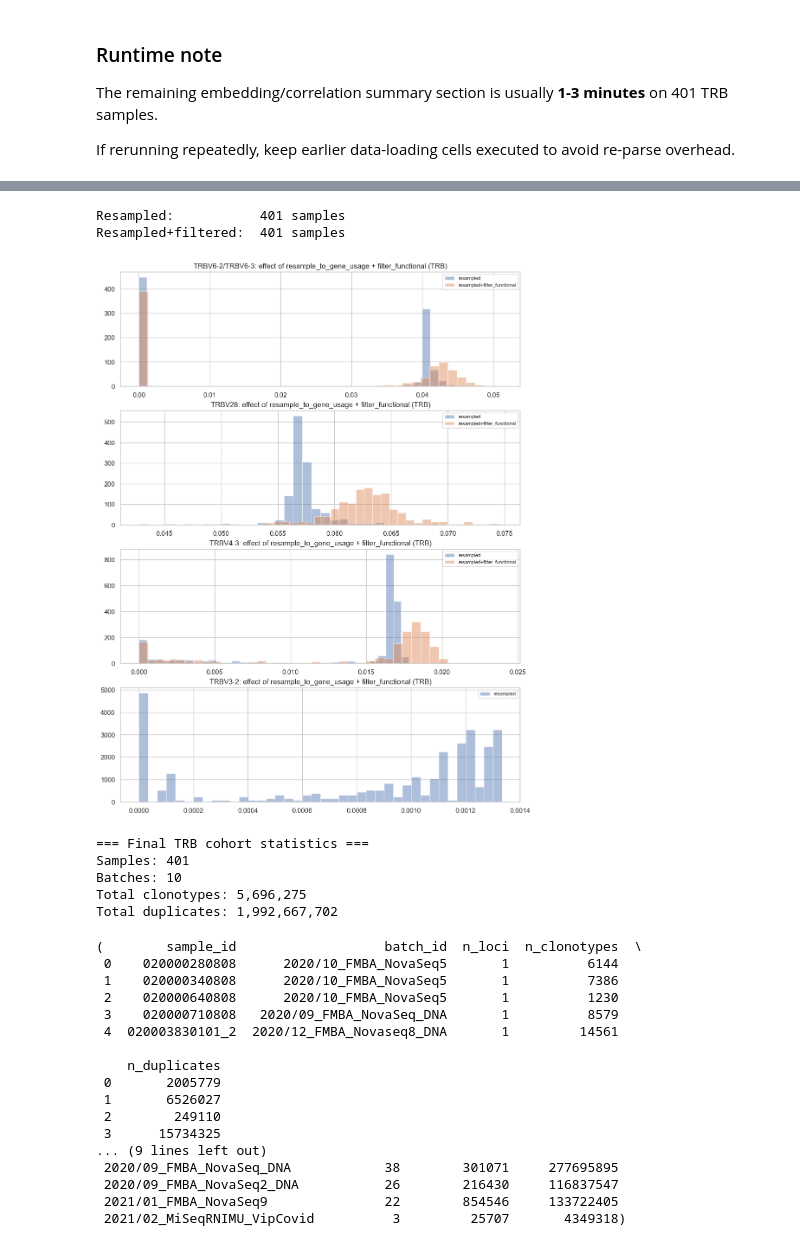
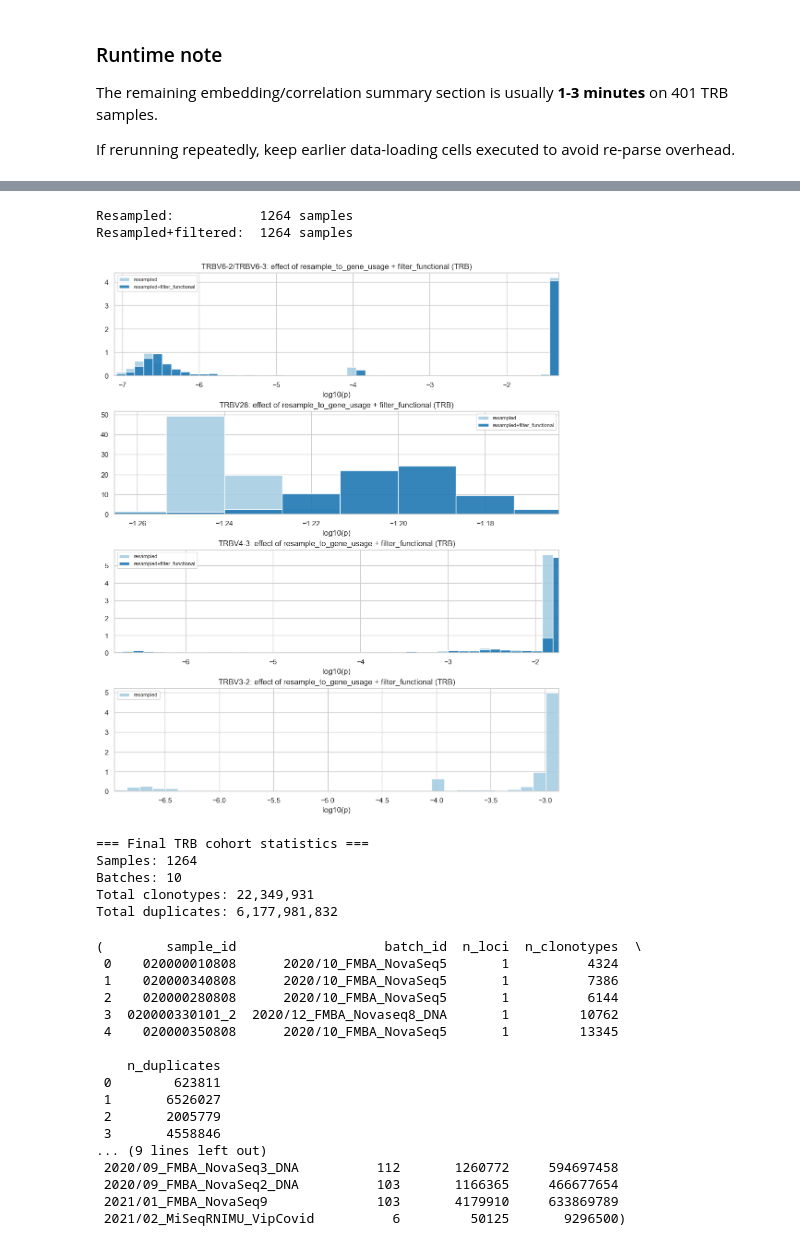
Before and after one commit to antigenomics/mirpy, a Jupyter notebook: notebooks/gene_usage_correction.ipynb, the cells around one changed output, grey strips where cells are left out. Cells and saved outputs as stored; diff of their text form; code cells hidden in the pictures.

```diff
--- a/notebooks/gene_usage_correction.ipynb
+++ b/notebooks/gene_usage_correction.ipynb
@@ -245,18 +337,18 @@ def _gene_to_str(g):
     return str(g)
 
 
-HIST_BIN_WIDTH = 0.005
-HEATMAP_CMAP = 'RdBu_r'
-HEATMAP_STANDARD_SCALE = 1
+HIST_BIN_WIDTH = 0.12
+HEATMAP_CMAP = 'YlGnBu'
+LOG_P_EPS = 1e-8
 
 
-def _uniform_bins(values: list[pd.Series], width: float = HIST_BIN_WIDTH, min_bins: int = 20):
+def _uniform_bins(values: list[pd.Series], width: float = HIST_BIN_WIDTH, min_bins: int = 18):
     arr = pd.concat(values, ignore_index=True) if values else pd.Series(dtype=float)
     arr = pd.to_numeric(arr, errors='coerce').replace([np.inf, -np.inf], np.nan).dropna()
     if arr.empty:
-        return np.linspace(0.0, 1.0, min_bins + 1)
-    lo = float(arr.min())
-    hi = float(arr.max())
+        return np.linspace(-6.0, 0.0, min_bins + 1)
+    lo = float(np.quantile(arr, 0.01))
+    hi = float(np.quantile(arr, 0.99))
     if hi <= lo:
         lo -= width
         hi += width
@@ -264,6 +356,19 @@ def _uniform_bins(values: list[pd.Series], width: float = HIST_BIN_WIDTH, min_bi
     stop = np.ceil(hi / width) * width
     n = max(min_bins, int(np.ceil((stop - start) / width)))
     return np.linspace(start, stop, n + 1)
+
+
+def _log_series(s: pd.Series, eps: float = LOG_P_EPS) -> pd.Series:
+    x = pd.to_numeric(s, errors='coerce').replace([np.inf, -np.inf], np.nan)
+    x = x.fillna(0.0).clip(lower=0.0)
+    return pd.Series(np.log10(np.maximum(x.to_numpy(dtype=float), eps)), index=s.index)
+
+
+def _zscore_columns(mat: pd.DataFrame) -> pd.DataFrame:
+    mu = mat.mean(axis=0)
+    sigma = mat.std(axis=0).replace(0, np.nan)
+    z = (mat - mu) / sigma
+    return z.replace([np.inf, -np.inf], np.nan).fillna(0.0)
 
 
 def _build_sample_matrix(df: pd.DataFrame, value_col: str, locus: str = 'TRB') -> pd.DataFrame:
@@ -535,6 +678,6 @@ plt.show()
 # %%
 # --- Resampling to pooled VJ target + functional filtering ---
-# Approx runtime: 20-60s for ~400 TRB samples depending on clone counts.
+# Approx runtime: 20-60s for ~1200 TRB samples depending on clone counts.
 target_scale = 10_000
 target_vj_usage = {
     row['gene']: max(1, int(round(float(row['pavg']) * target_scale)))
@@ -584,72 +727,79 @@ genes_to_show = [g for g in HIGHLIGHT_GENES if g in set(dist_comp['gene_plot'])]
 if not genes_to_show:
     genes_to_show = sorted(dist_comp['gene_plot'].unique())[:4]
 
+palette_final = {'resampled': sns.color_palette('Paired', 2)[0], 'resampled+filter_functional': sns.color_palette('Paired', 2)[1]}
+
 n_g = len(genes_to_show)
-fig, axes = plt.subplots(n_g, 1, figsize=(10, 3.2 * n_g), constrained_layout=True)
+fig, axes = plt.subplots(n_g, 1, figsize=(10, 3.0 * n_g), constrained_layout=True)
 if n_g == 1:
     axes = [axes]
 
 for ax, g in zip(axes, genes_to_show):
     d = dist_comp[dist_comp['gene_plot'] == g].copy()
-    bins = _uniform_bins([d['p']], width=HIST_BIN_WIDTH)
+    d['log10_p'] = _log_series(d['p'])
+    bins = _uniform_bins([d['log10_p']], width=HIST_BIN_WIDTH)
+    x_lo = float(np.quantile(d['log10_p'], 0.01))
+    x_hi = float(np.quantile(d['log10_p'], 0.99))
     for ds_name, grp in d.groupby('dataset', sort=False):
-        vals = pd.to_numeric(grp['p'], errors='coerce').replace([np.inf, -np.inf], np.nan).dropna()
+        vals = pd.to_numeric(grp['log10_p'], errors='coerce').replace([np.inf, -np.inf], np.nan).dropna()
         if len(vals) > 0:
-            ax.hist(vals, bins=bins, density=True, alpha=0.45, label=str(ds_name))
+            ax.hist(vals, bins=bins, density=True, alpha=0.9, label=str(ds_name), color=palette_final.get(str(ds_name), '#4C72B0'))
     ax.set_title(f'{g}: effect of resample_to_gene_usage + filter_functional (TRB)')
+    ax.set_xlabel('log10(p)')
+    ax.set_xlim(x_lo, x_hi)
     ax.legend(fontsize=8)
 
 plt.show()
 
 # --- Final cohort statistics ---
 sample_rows = []
 for sid, srep in dataset.samples.items():
     n_clones = srep.clonotype_count
     n_dups = srep.duplicate_count
     sample_rows.append({
         'sample_id': sid,
         'batch_id':  str(dataset.metadata[sid].get('batch_id', 'NA')),
         'n_loci':    len(srep.loci),
         'n_clonotypes': n_clones,
         'n_duplicates': n_dups,
     })
 
 stats_df = pd.DataFrame(sample_rows)
 batch_stats = stats_df.groupby('batch_id').agg(
     n_samples=('sample_id', 'nunique'),
     n_clonotypes=('n_clonotypes', 'sum'),
     n_duplicates=('n_duplicates', 'sum'),
 ).sort_values('n_samples', ascending=False)
 
 print('\n=== Final TRB cohort statistics ===')
 print(f'Samples: {stats_df["sample_id"].nunique()}')
 print(f'Batches: {stats_df["batch_id"].nunique()}')
 print(f'Total clonotypes: {stats_df["n_clonotypes"].sum():,}')
 print(f'Total duplicates: {stats_df["n_duplicates"].sum():,}')
 stats_df.head(), batch_stats
 # %% [output]
-Resampled:           401 samples
-Resampled+filtered:  401 samples
+Resampled:           1264 samples
+Resampled+filtered:  1264 samples
-[figure, old version]
+[figure, new version]
 === Final TRB cohort statistics ===
-Samples: 401
+Samples: 1264
 Batches: 10
-Total clonotypes: 5,696,275
-Total duplicates: 1,992,667,702
+Total clonotypes: 22,349,931
+Total duplicates: 6,177,981,832
 (        sample_id                   batch_id  n_loci  n_clonotypes  \
- 0    020000280808      2020/10_FMBA_NovaSeq5       1          6144
+ 0    020000010808      2020/10_FMBA_NovaSeq5       1          4324
  1    020000340808      2020/10_FMBA_NovaSeq5       1          7386
- 2    020000640808      2020/10_FMBA_NovaSeq5       1          1230
- 3    020000710808   2020/09_FMBA_NovaSeq_DNA       1          8579
- 4  020003830101_2  2020/12_FMBA_Novaseq8_DNA       1         14561
+ 2    020000280808      2020/10_FMBA_NovaSeq5       1          6144
+ 3  020000330101_2  2020/12_FMBA_Novaseq8_DNA       1         10762
+ 4    020000350808      2020/10_FMBA_NovaSeq5       1         13345
 
     n_duplicates
- 0       2005779
+ 0        623811
  1       6526027
- 2        249110
- 3      15734325
+ 2       2005779
+ 3       4558846
 ... (9 lines left out)
- 2020/09_FMBA_NovaSeq_DNA            38        301071     277695895
- 2020/09_FMBA_NovaSeq2_DNA           26        216430     116837547
- 2021/01_FMBA_NovaSeq9               22        854546     133722405
- 2021/02_MiSeqRNIMU_VipCovid          3         25707       4349318)
+ 2020/09_FMBA_NovaSeq3_DNA          112       1260772     594697458
+ 2020/09_FMBA_NovaSeq2_DNA          103       1166365     466677654
+ 2021/01_FMBA_NovaSeq9              103       4179910     633869789
+ 2021/02_MiSeqRNIMU_VipCovid          6         50125       9296500)
```
Also changed, not shown: parts of 7 cells of this notebook, 3 other files.
